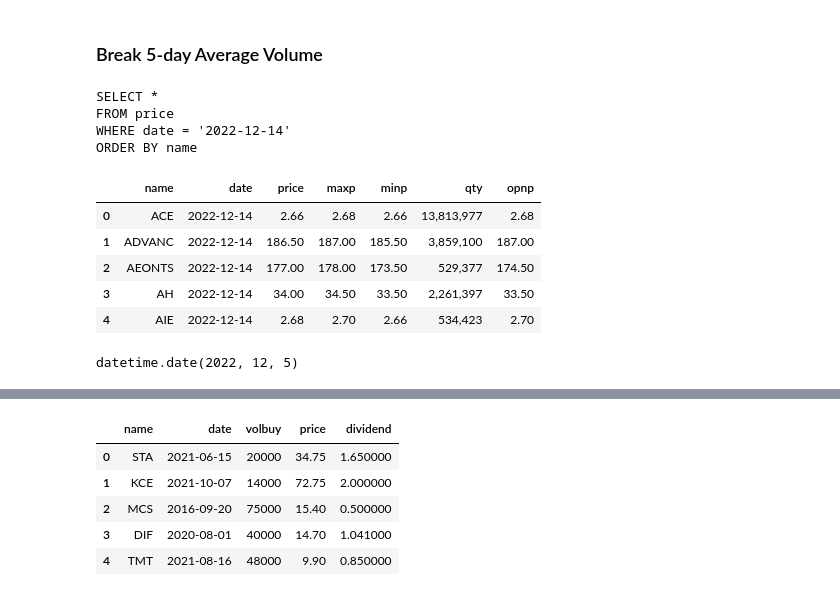
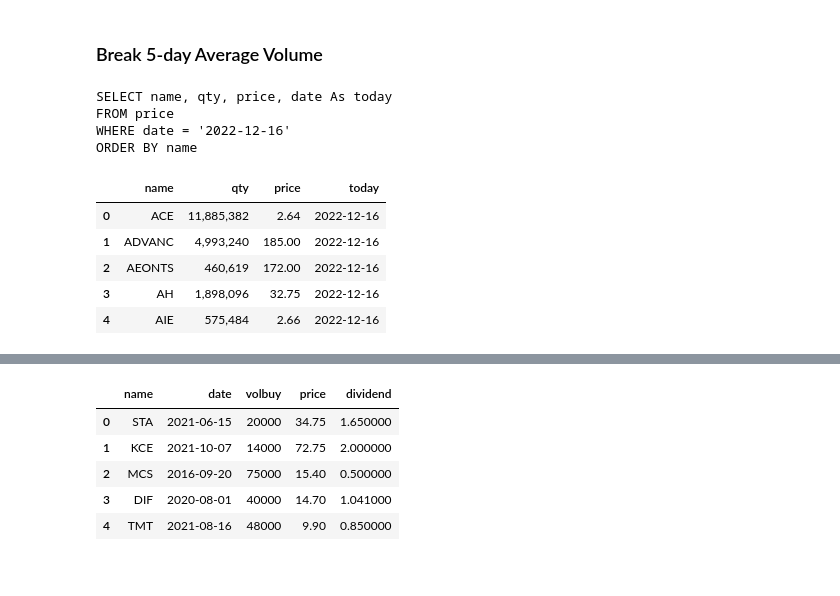
Before and after one commit to santimcs/A8, a Jupyter notebook: Daily/210-Break-52-Weeks-HiLo.ipynb, the cells around one changed output, grey strips where cells are left out. Drawn from its saved outputs; the diff is of its cells as text; code cells hidden in the pictures.

```diff
--- a/Daily/210-Break-52-Weeks-HiLo.ipynb
+++ b/Daily/210-Break-52-Weeks-HiLo.ipynb
@@ -234,29 +243,24 @@ Final_Low[setsmallL].sort_values(by=["name"],ascending=["True"]).style.format(fo
 ### Break 5-day Average Volume
 # %%
 sql = """
-SELECT *
+SELECT name, qty, price, date As today
 FROM price
 WHERE date = '%s'
 ORDER BY name
 """
 sql = sql % today
 print(sql)
 
 today_vol = pd.read_sql(sql, const)
 today_vol.head().style.format(format_dict)
 # %% [output]
-SELECT *
+SELECT name, qty, price, date As today
 FROM price
-WHERE date = '2022-12-14'
+WHERE date = '2022-12-16'
 ORDER BY name
-|  | name | date | price | maxp | minp | qty | opnp |
-| 0 | ACE | 2022-12-14 | 2.66 | 2.68 | 2.66 | 13,813,977 | 2.68 |
-| 1 | ADVANC | 2022-12-14 | 186.50 | 187.00 | 185.50 | 3,859,100 | 187.00 |
-| 2 | AEONTS | 2022-12-14 | 177.00 | 178.00 | 173.50 | 529,377 | 174.50 |
-| 3 | AH | 2022-12-14 | 34.00 | 34.50 | 33.50 | 2,261,397 | 33.50 |
-| 4 | AIE | 2022-12-14 | 2.68 | 2.70 | 2.66 | 534,423 | 2.70 |
+|  | name | qty | price | today |
+| 0 | ACE | 11,885,382 | 2.64 | 2022-12-16 |
+| 1 | ADVANC | 4,993,240 | 185.00 | 2022-12-16 |
+| 2 | AEONTS | 460,619 | 172.00 | 2022-12-16 |
+| 3 | AH | 1,898,096 | 32.75 | 2022-12-16 |
+| 4 | AIE | 575,484 | 2.66 | 2022-12-16 |
-# %%
-from_date = yesterday - timedelta(days=8)
-from_date
-# %% [output]
-datetime.date(2022, 12, 5)
```
Also changed, not shown: parts of 33 cells of this notebook, 42 other files.
